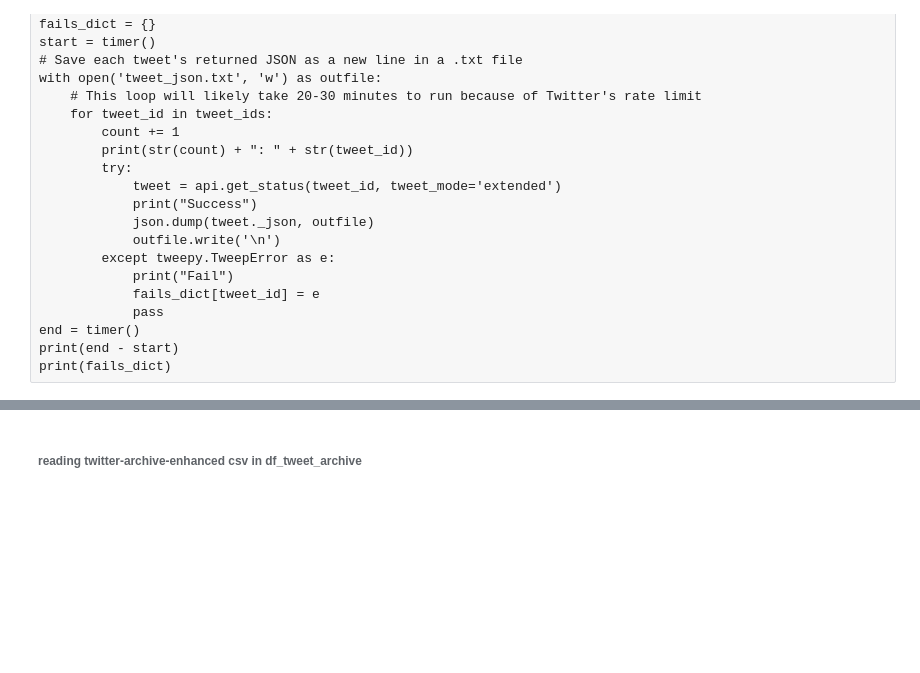
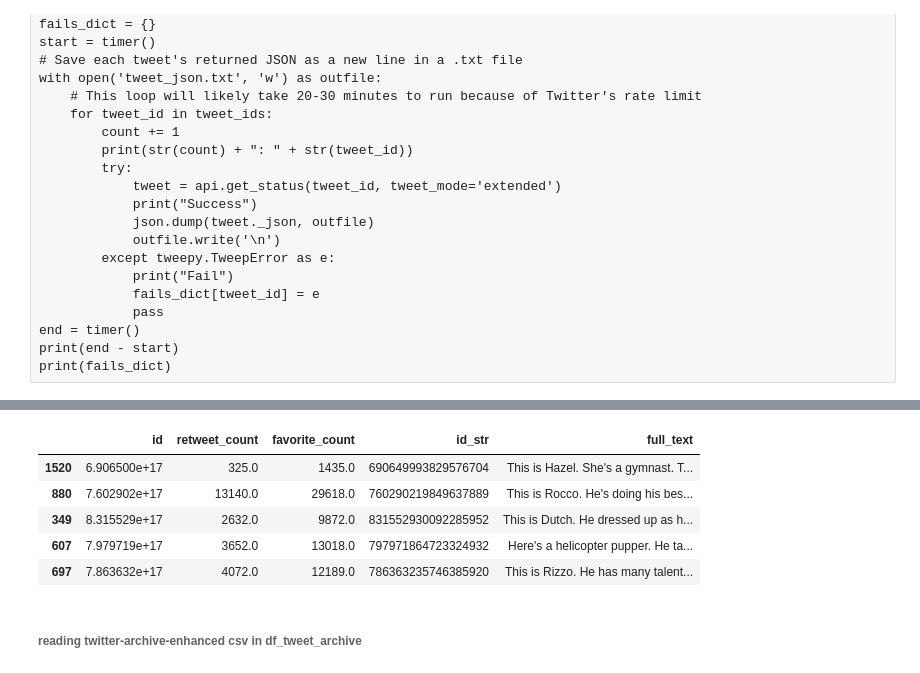
Before and after one commit to sdaphtardar/wrangle_dog_rates_data, a Jupyter notebook: data-wrangling-project.ipynb, the cells around one changed output, grey strips where cells are left out. Saved outputs shown, nothing was run; the diff lists cells and outputs as text; code cells hidden in the pictures; blank space fills up the shorter version.

```diff
--- a/data-wrangling-project.ipynb
+++ b/data-wrangling-project.ipynb
@@ -89,3 +114,14 @@ print(fails_dict)
+# %%
+df_tweet_json=df_tweet_json[['id','retweet_count', 'favorite_count', 'id_str','full_text']]
+# %%
+df_tweet_json.sample(5)
+# %% [output]
+|  | id | retweet_count | favorite_count | id_str | full_text |
+| 1520 | 6.906500e+17 | 325.0 | 1435.0 | 690649993829576704 | This is Hazel. She's a gymnast. T... |
+| 880 | 7.602902e+17 | 13140.0 | 29618.0 | 760290219849637889 | This is Rocco. He's doing his bes... |
+| 349 | 8.315529e+17 | 2632.0 | 9872.0 | 831552930092285952 | This is Dutch. He dressed up as h... |
+| 607 | 7.979719e+17 | 3652.0 | 13018.0 | 797971864723324932 | Here's a helicopter pupper. He ta... |
+| 697 | 7.863632e+17 | 4072.0 | 12189.0 | 786363235746385920 | This is Rizzo. He has many talent... |
 # %% [markdown]
 ###### reading twitter-archive-enhanced csv in df_tweet_archive
 # %%
```
Also changed, not shown: parts of 7 cells of this notebook.
